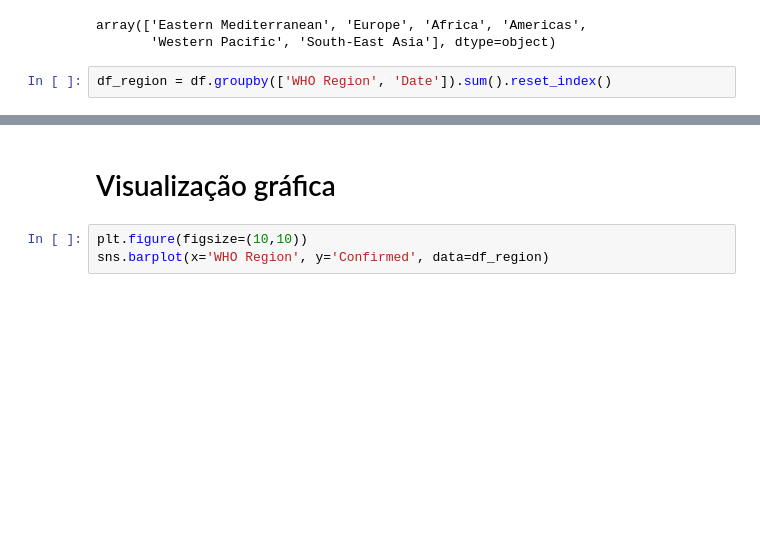
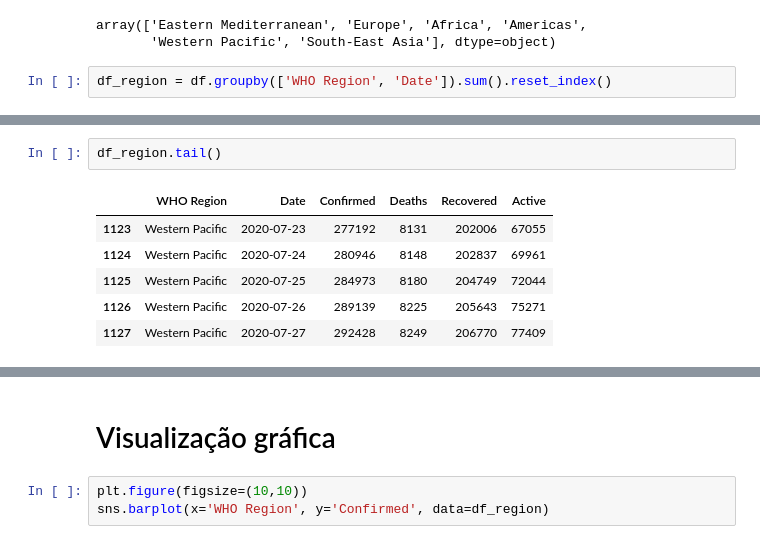
Before and after one commit to gabrielcgo/PROJETOBLUESUB, a Jupyter notebook: notebooks/work/Análise_Explanatória_COVID19.ipynb, the cells around one changed output, grey strips where cells are left out. Cells and saved outputs as stored; diff of their text form; blank space fills up the shorter version.

```diff
--- a/notebooks/work/Análise_Explanatória_COVID19.ipynb
+++ b/notebooks/work/Análise_Explanatória_COVID19.ipynb
@@ -111,3 +112,12 @@ df_region.head()
+# %%
+df_region.tail()
+# %% [output]
+|  | WHO Region | Date | Confirmed | Deaths | Recovered | Active |
+| 1123 | Western Pacific | 2020-07-23 | 277192 | 8131 | 202006 | 67055 |
+| 1124 | Western Pacific | 2020-07-24 | 280946 | 8148 | 202837 | 69961 |
+| 1125 | Western Pacific | 2020-07-25 | 284973 | 8180 | 204749 | 72044 |
+| 1126 | Western Pacific | 2020-07-26 | 289139 | 8225 | 205643 | 75271 |
+| 1127 | Western Pacific | 2020-07-27 | 292428 | 8249 | 206770 | 77409 |
 # %%
 df_region.describe()
 # %% [output]
```
Also changed, not shown: parts of 8 cells of this notebook.
